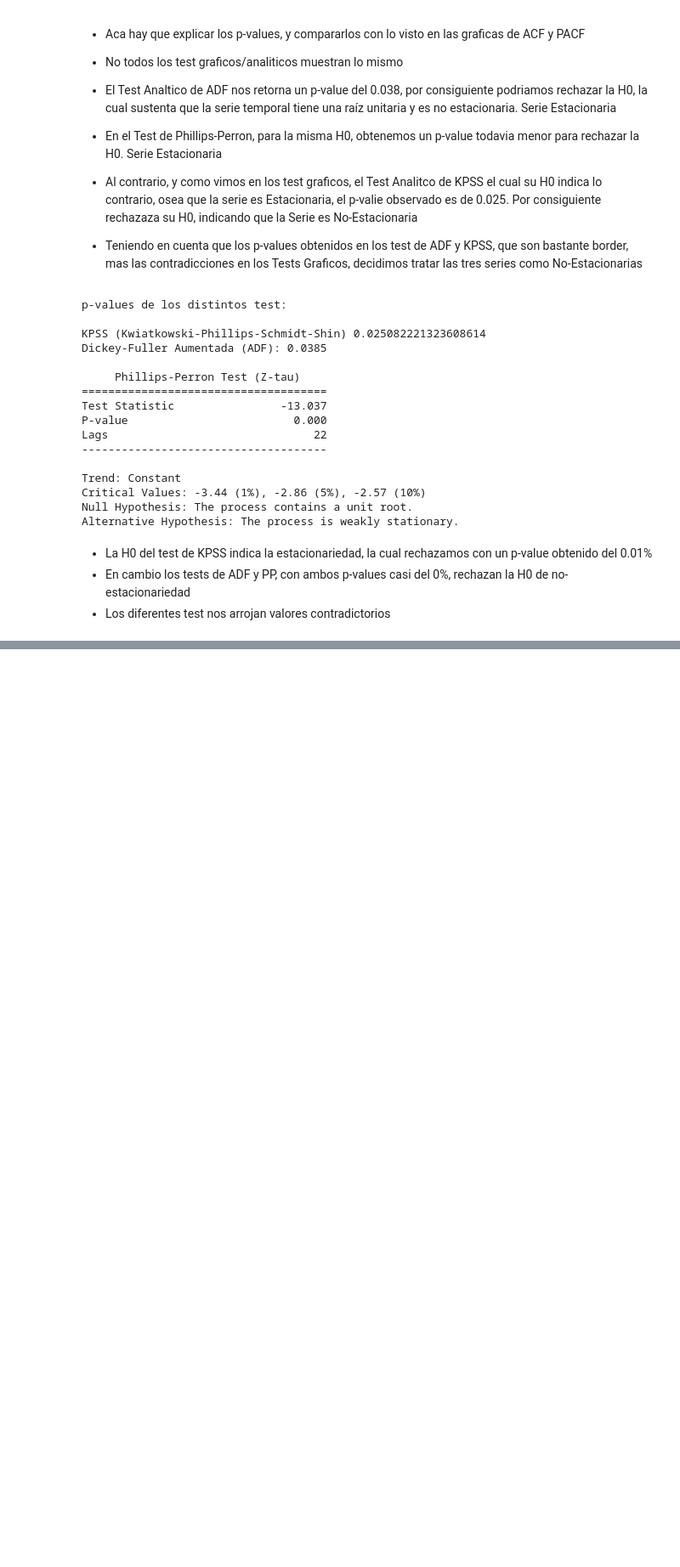
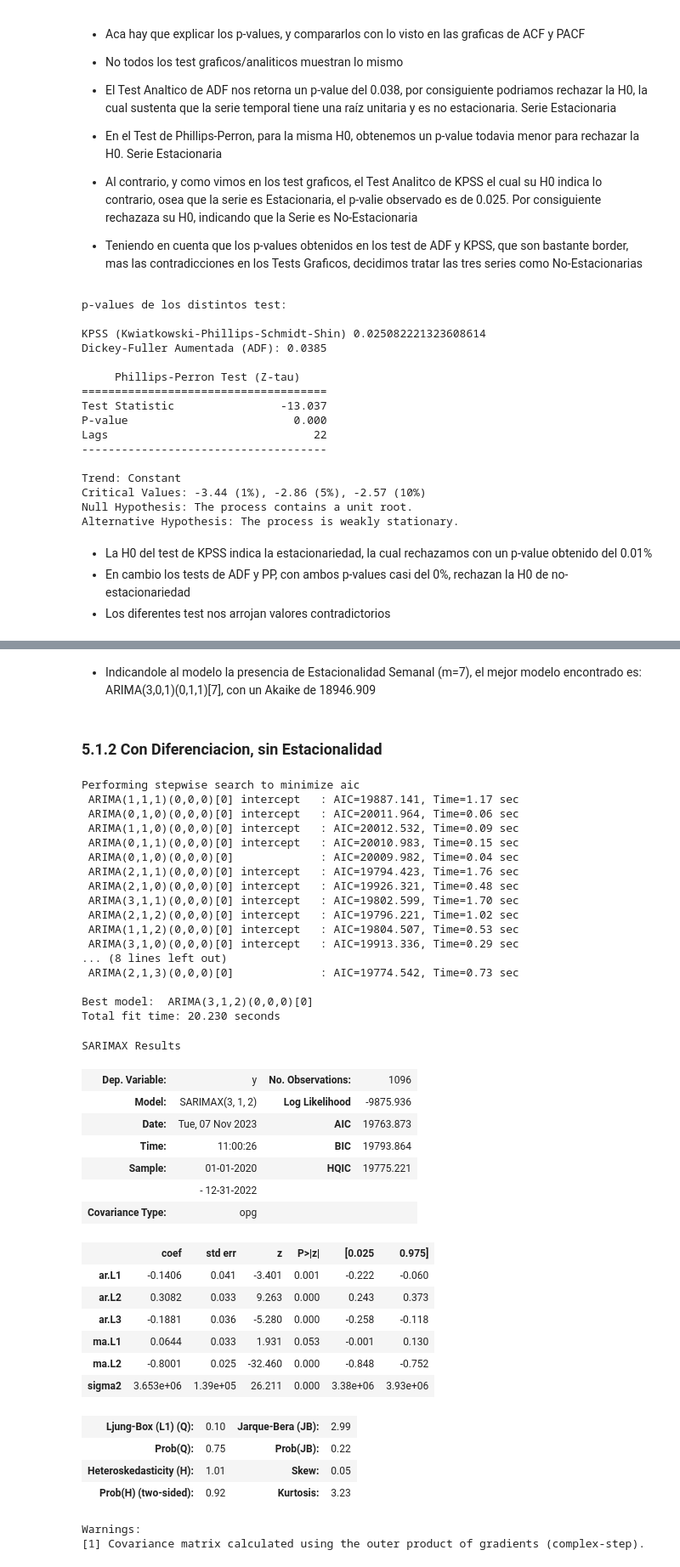
Before and after one commit to AndresMontesDeOca/TimeSeries, a Jupyter notebook: TP1_Ale_v3.ipynb, the cells around one changed output, grey strips where cells are left out. Shown at 85% size. Drawn from its saved outputs; the diff is of its cells as text; code cells hidden in the pictures; blank space fills up the shorter version.

```diff
--- a/TP1_Ale_v3.ipynb
+++ b/TP1_Ale_v3.ipynb
@@ -549,0 +599,59 @@ plt.show()
+# %% [markdown]
+- Indicandole al modelo la presencia de Estacionalidad Semanal (m=7), el mejor modelo encontrado es: ARIMA(3,0,1)(0,1,1)[7], con un Akaike de 18946.909
+# %% [markdown]
+### 5.1.2 Con Diferenciacion, sin Estacionalidad
+# %%
+# Usamos AUTO-Arima con Estaiconalidad Semanal para encontrar el mejor modelo
+from statsmodels.tsa.statespace.sarimax import SARIMAX
+from pmdarima import auto_arima
+
+# Utilizar auto_arima para identificar los mejores parámetros con estacionalidad semanal
+stepwise_fit = auto_arima(data['Demanda'], start_p=1, start_q=1,
+                          max_p=3, max_q=3, m=1,
+                          start_P=0, start_Q=0, seasonal=True,
+                          d=1, D=0, trace=True,
+                          error_action='ignore',
+                          suppress_warnings=True,
+                          stepwise=True)
+
+# Resumen de los resultados
+stepwise_fit.summary()
+# %% [output]
+Performing stepwise search to minimize aic
+ ARIMA(1,1,1)(0,0,0)[0] intercept   : AIC=19887.141, Time=1.17 sec
+ ARIMA(0,1,0)(0,0,0)[0] intercept   : AIC=20011.964, Time=0.06 sec
+ ARIMA(1,1,0)(0,0,0)[0] intercept   : AIC=20012.532, Time=0.09 sec
+ ARIMA(0,1,1)(0,0,0)[0] intercept   : AIC=20010.983, Time=0.15 sec
+ ARIMA(0,1,0)(0,0,0)[0]             : AIC=20009.982, Time=0.04 sec
+ ARIMA(2,1,1)(0,0,0)[0] intercept   : AIC=19794.423, Time=1.76 sec
+ ARIMA(2,1,0)(0,0,0)[0] intercept   : AIC=19926.321, Time=0.48 sec
+ ARIMA(3,1,1)(0,0,0)[0] intercept   : AIC=19802.599, Time=1.70 sec
+ ARIMA(2,1,2)(0,0,0)[0] intercept   : AIC=19796.221, Time=1.02 sec
+ ARIMA(1,1,2)(0,0,0)[0] intercept   : AIC=19804.507, Time=0.53 sec
+ ARIMA(3,1,0)(0,0,0)[0] intercept   : AIC=19913.336, Time=0.29 sec
+... (8 lines left out)
+ ARIMA(2,1,3)(0,0,0)[0]             : AIC=19774.542, Time=0.73 sec
+
+Best model:  ARIMA(3,1,2)(0,0,0)[0]
+Total fit time: 20.230 seconds
+SARIMAX Results
+| Dep. Variable: | y | No. Observations: | 1096 |
+| Model: | SARIMAX(3, 1, 2) | Log Likelihood | -9875.936 |
+| Date: | Tue, 07 Nov 2023 | AIC | 19763.873 |
+| Time: | 11:00:26 | BIC | 19793.864 |
+| Sample: | 01-01-2020 | HQIC | 19775.221 |
+|  | - 12-31-2022 |  |  |
+| Covariance Type: | opg |  |  |
+|  | coef | std err | z | P>|z| | [0.025 | 0.975] |
+| ar.L1 | -0.1406 | 0.041 | -3.401 | 0.001 | -0.222 | -0.060 |
+| ar.L2 | 0.3082 | 0.033 | 9.263 | 0.000 | 0.243 | 0.373 |
+| ar.L3 | -0.1881 | 0.036 | -5.280 | 0.000 | -0.258 | -0.118 |
+| ma.L1 | 0.0644 | 0.033 | 1.931 | 0.053 | -0.001 | 0.130 |
+| ma.L2 | -0.8001 | 0.025 | -32.460 | 0.000 | -0.848 | -0.752 |
+| sigma2 | 3.653e+06 | 1.39e+05 | 26.211 | 0.000 | 3.38e+06 | 3.93e+06 |
+| Ljung-Box (L1) (Q): | 0.10 | Jarque-Bera (JB): | 2.99 |
+| Prob(Q): | 0.75 | Prob(JB): | 0.22 |
+| Heteroskedasticity (H): | 1.01 | Skew: | 0.05 |
+| Prob(H) (two-sided): | 0.92 | Kurtosis: | 3.23 |
+Warnings:
+[1] Covariance matrix calculated using the outer product of gradients (complex-step).
```
Also changed, not shown: parts of 23 cells of this notebook.
